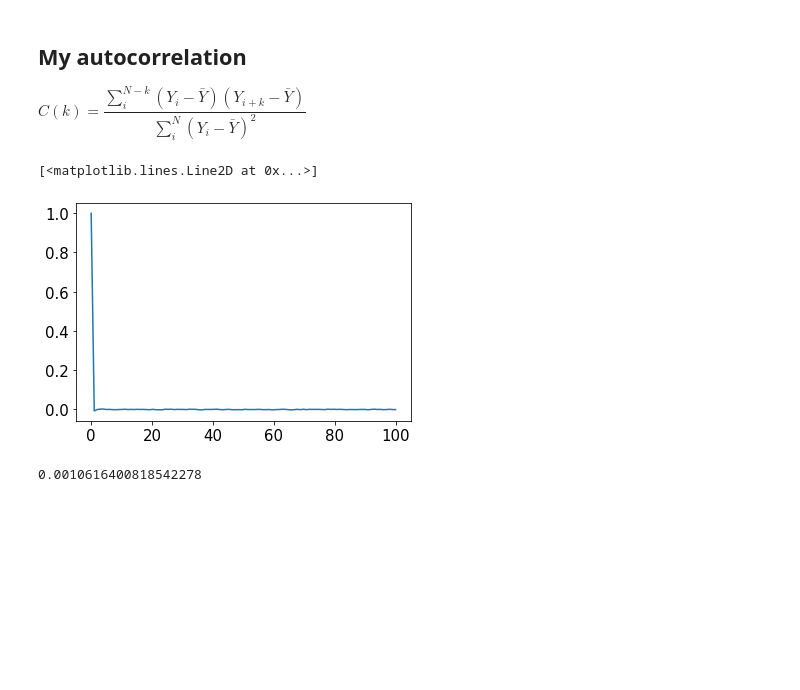
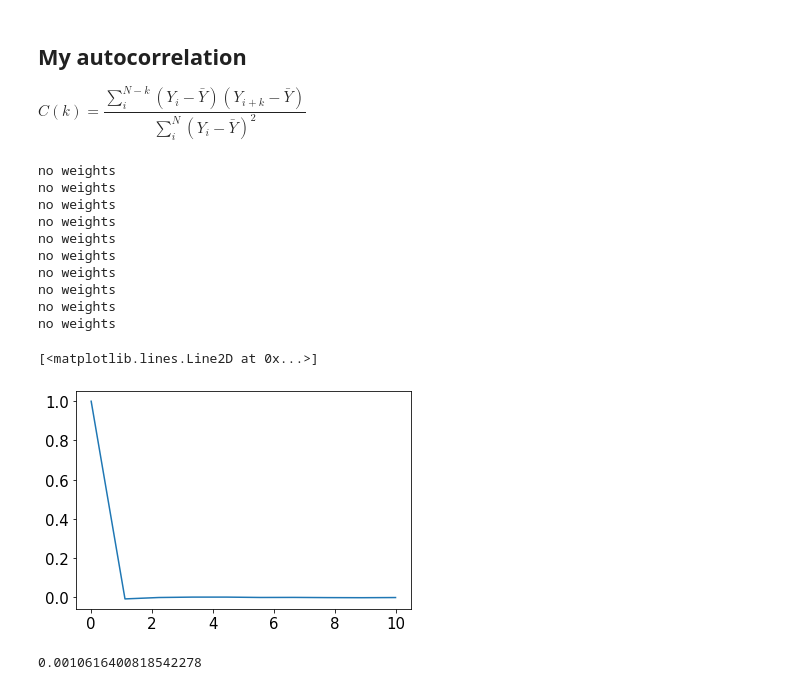
Before and after one commit to nicolopedrani/Hyper-TICA, a Jupyter notebook: Toy_Model/Unbias.ipynb, the cells around one changed output. Cells and saved outputs as stored; diff of their text form; code cells hidden in the pictures; blank space fills up the shorter version.

```diff
--- a/Toy_Model/Unbias.ipynb
+++ b/Toy_Model/Unbias.ipynb
@@ -242,17 +242,55 @@ def my_autocorrelation(x,lag,weight=None):
     autocorr =  np.sum( np.multiply( np.multiply( (a-mean), (b-mean) ), w ) ) / (Nw*variance)
 
     return autocorr
+# %%
+#-- My Autocorrelation --#
+def my_autocorrelation(x,lag,weight=None,time=None):
+
+    N = len(x)
+    if weight is None:
+        print("no weights")
+        weight = np.ones(N)
+    if time is None:
+        time = np.arange(0,N)
+
+    #Nw = np.sum(weight)
+    #mean = np.average(x,weights=weight)
+    #variance = np.cov(x,aweights=weight)
+
+    data = create_time_lagged_dataset(x, t = time, lag_time = lag, logweights = np.log(weight))
+    x_t,x_lag,w_t,w_lag = np.array(data[:][0]),np.array(data[:][1]),np.array(data[:][2]),np.array(data[:][3])
+    Nw = np.sum(w_t)
+    mean = np.average(x_t,weights=w_t)
+    variance = np.cov(x_t,aweights=w_t)
+
+    autocorr = np.sum( np.multiply( np.multiply( (x_t-mean), (x_lag-mean) ), w_lag ) ) / (Nw*variance)
+
+    return autocorr
 # %%
-x = np.transpose(load_dataframe("unbias/COLVAR").filter(regex="^p.x").to_numpy()[:])[0]
+last = 10000
+every = 2
+x = np.transpose(load_dataframe("unbias/COLVAR").filter(regex="^p.x").to_numpy()[:last])[0]
+time = np.transpose(load_dataframe("unbias/COLVAR").filter(regex="^time").to_numpy()[:last])[0]
 autocorr = np.empty(0)
-for k in range(10):
-    res = my_autocorrelation(x,k)
+N = 10
+for k in range(N):
+    res = my_autocorrelation(x,lag=k,time=time)
     autocorr = np.append(autocorr,res)
 
-plt.plot(np.linspace(0,10,10),autocorr)
+plt.plot(np.linspace(0,N,N),autocorr)
 # %% [output]
-[<matplotlib.lines.Line2D at 0x...>]
+no weights
+no weights
+no weights
+no weights
+no weights
+no weights
+no weights
+no weights
+no weights
+no weights
+[<matplotlib.lines.Line2D at 0x...>]
-[figure, old version]
+[figure, new version]
 # %%
 dt = 0.005
 velocity = np.array( [ (x[i+1]-x[i])/dt for i in range(len(x)-1) ] )
```
Also changed, not shown: parts of 1 cell of this notebook, 1 other file.
